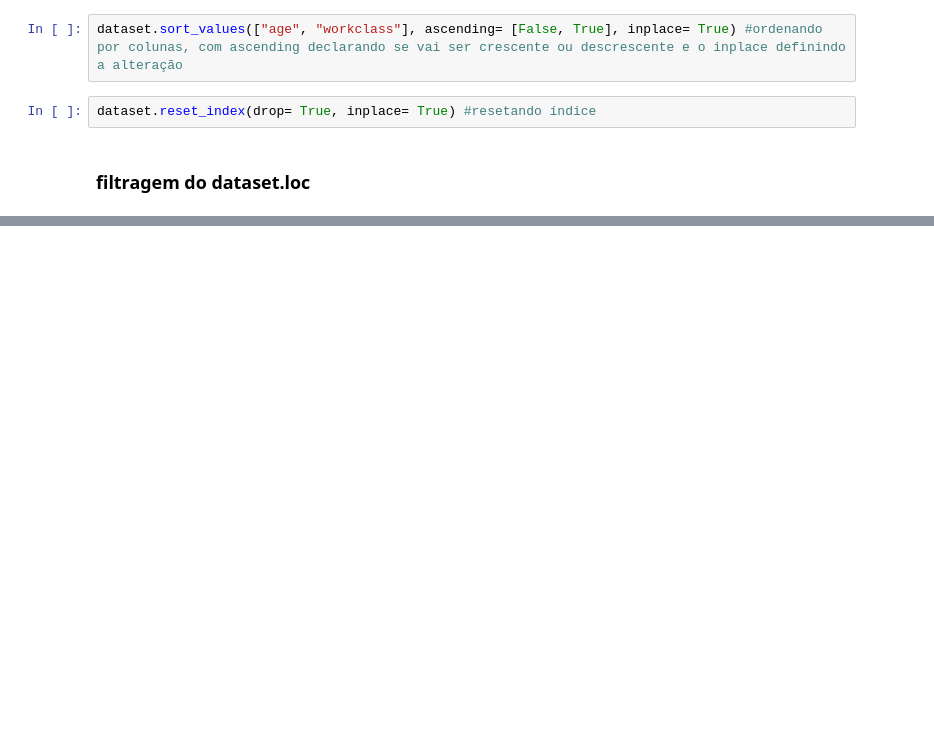
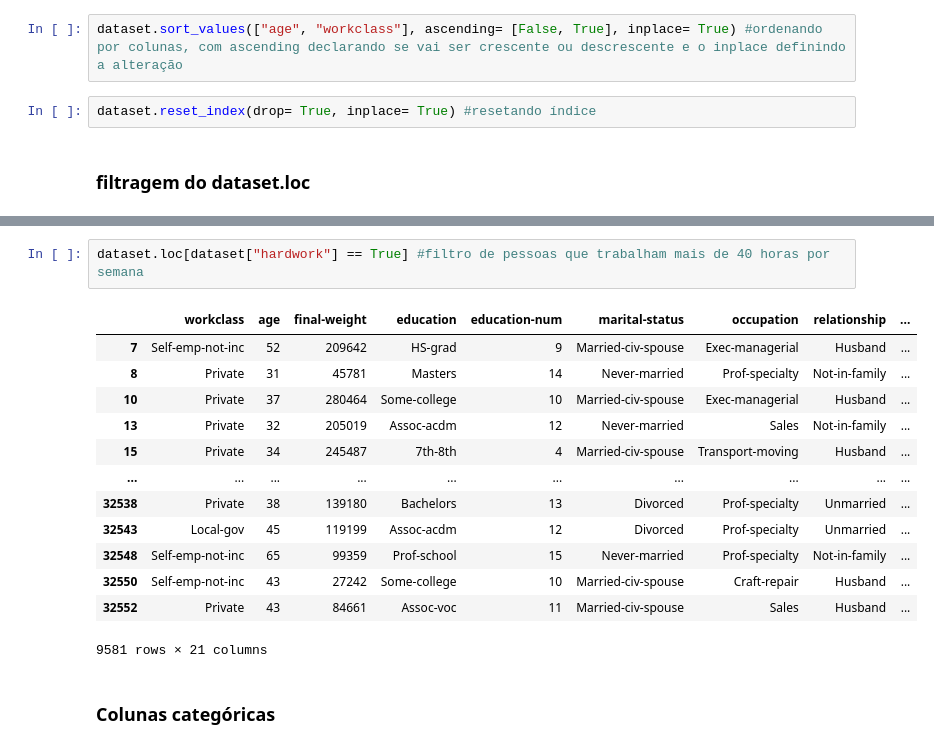
Before and after one commit to DanRelief/DanRelief, a Jupyter notebook: Pandas.ipynb, the cells around one changed output, grey strips where cells are left out. Saved outputs shown, nothing was run; the diff lists cells and outputs as text; blank space fills up the shorter version.

```diff
--- a/Pandas.ipynb
+++ b/Pandas.ipynb
@@ -1866,0 +710,18 @@ dataset.loc[(dataset["education-num"]==6) & (dataset["marital-status"]== "never
+# %%
+dataset.loc[dataset["hardwork"] == True] #filtro de pessoas que trabalham mais de 40 horas por semana
+# %% [output]
+|  | workclass | age | final-weight | education | education-num | marital-status | occupation | relationship | ... |
+| 7 | Self-emp-not-inc | 52 | 209642 | HS-grad | 9 | Married-civ-spouse | Exec-managerial | Husband | ... |
+| 8 | Private | 31 | 45781 | Masters | 14 | Never-married | Prof-specialty | Not-in-family | ... |
+| 10 | Private | 37 | 280464 | Some-college | 10 | Married-civ-spouse | Exec-managerial | Husband | ... |
+| 13 | Private | 32 | 205019 | Assoc-acdm | 12 | Never-married | Sales | Not-in-family | ... |
+| 15 | Private | 34 | 245487 | 7th-8th | 4 | Married-civ-spouse | Transport-moving | Husband | ... |
+| ... | ... | ... | ... | ... | ... | ... | ... | ... | ... |
+| 32538 | Private | 38 | 139180 | Bachelors | 13 | Divorced | Prof-specialty | Unmarried | ... |
+| 32543 | Local-gov | 45 | 119199 | Assoc-acdm | 12 | Divorced | Prof-specialty | Unmarried | ... |
+| 32548 | Self-emp-not-inc | 65 | 99359 | Prof-school | 15 | Never-married | Prof-specialty | Not-in-family | ... |
+| 32550 | Self-emp-not-inc | 43 | 27242 | Some-college | 10 | Married-civ-spouse | Craft-repair | Husband | ... |
+| 32552 | Private | 43 | 84661 | Assoc-voc | 11 | Married-civ-spouse | Sales | Husband | ... |
+9581 rows × 21 columns
+# %% [markdown]
+### Colunas categóricas
```
Also changed, not shown: parts of 180 cells of this notebook.
